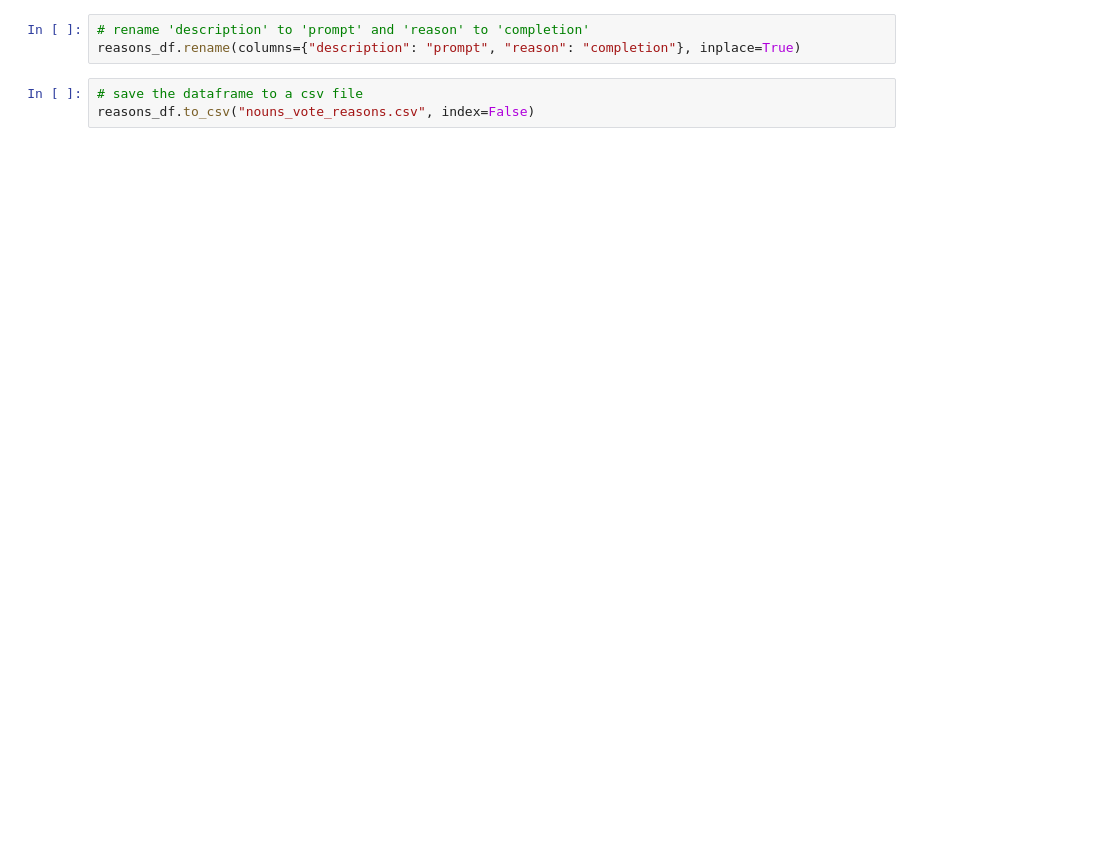
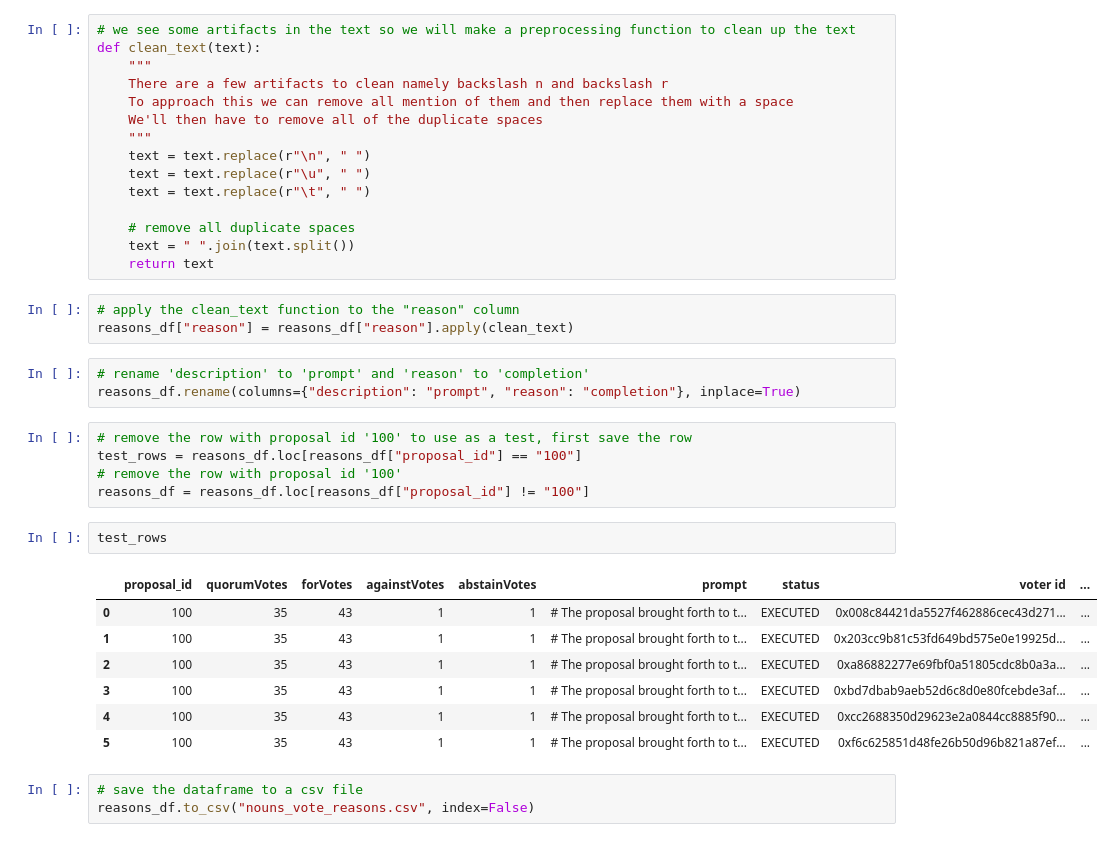
Before and after one commit to Alx-AI/Nouns_Alive, a Jupyter notebook: testnb.ipynb, the cells around one changed output. Drawn from its saved outputs; the diff is of its cells as text; blank space fills up the shorter version.

```diff
--- a/testnb.ipynb
+++ b/testnb.ipynb
@@ -128,6 +131,39 @@ reasons_df.loc[reasons_df.duplicated(subset="reason", keep=False)]
+# %%
+# we see some artifacts in the text so we will make a preprocessing function to clean up the text
+def clean_text(text):
+    """
+    There are a few artifacts to clean namely backslash n and backslash r
+    To approach this we can remove all mention of them and then replace them with a space
+    We'll then have to remove all of the duplicate spaces
+    """
+    text = text.replace(r"\n", " ")
+    text = text.replace(r"\u", " ")
+    text = text.replace(r"\t", " ")
+
+    # remove all duplicate spaces
+    text = " ".join(text.split())
+    return text
+# %%
+# apply the clean_text function to the "reason" column
+reasons_df["reason"] = reasons_df["reason"].apply(clean_text)
 # %%
 # rename 'description' to 'prompt' and 'reason' to 'completion'
 reasons_df.rename(columns={"description": "prompt", "reason": "completion"}, inplace=True)
+# %%
+# remove the row with proposal id '100' to use as a test, first save the row
+test_rows = reasons_df.loc[reasons_df["proposal_id"] == "100"]
+# remove the row with proposal id '100'
+reasons_df = reasons_df.loc[reasons_df["proposal_id"] != "100"]
+# %%
+test_rows
+# %% [output]
+|  | proposal_id | quorumVotes | forVotes | againstVotes | abstainVotes | prompt | status | voter id | ... |
+| 0 | 100 | 35 | 43 | 1 | 1 | # The proposal brought forth to t... | EXECUTED | 0x008c84421da5527f462886cec43d271... | ... |
+| 1 | 100 | 35 | 43 | 1 | 1 | # The proposal brought forth to t... | EXECUTED | 0x203cc9b81c53fd649bd575e0e19925d... | ... |
+| 2 | 100 | 35 | 43 | 1 | 1 | # The proposal brought forth to t... | EXECUTED | 0xa86882277e69fbf0a51805cdc8b0a3a... | ... |
+| 3 | 100 | 35 | 43 | 1 | 1 | # The proposal brought forth to t... | EXECUTED | 0xbd7dbab9aeb52d6c8d0e80fcebde3af... | ... |
+| 4 | 100 | 35 | 43 | 1 | 1 | # The proposal brought forth to t... | EXECUTED | 0xcc2688350d29623e2a0844cc8885f90... | ... |
+| 5 | 100 | 35 | 43 | 1 | 1 | # The proposal brought forth to t... | EXECUTED | 0xf6c625851d48fe26b50d96b821a87ef... | ... |
 # %%
 # save the dataframe to a csv file
 reasons_df.to_csv("nouns_vote_reasons.csv", index=False)
```
Also changed, not shown: parts of 16 cells of this notebook, 4 other files.
